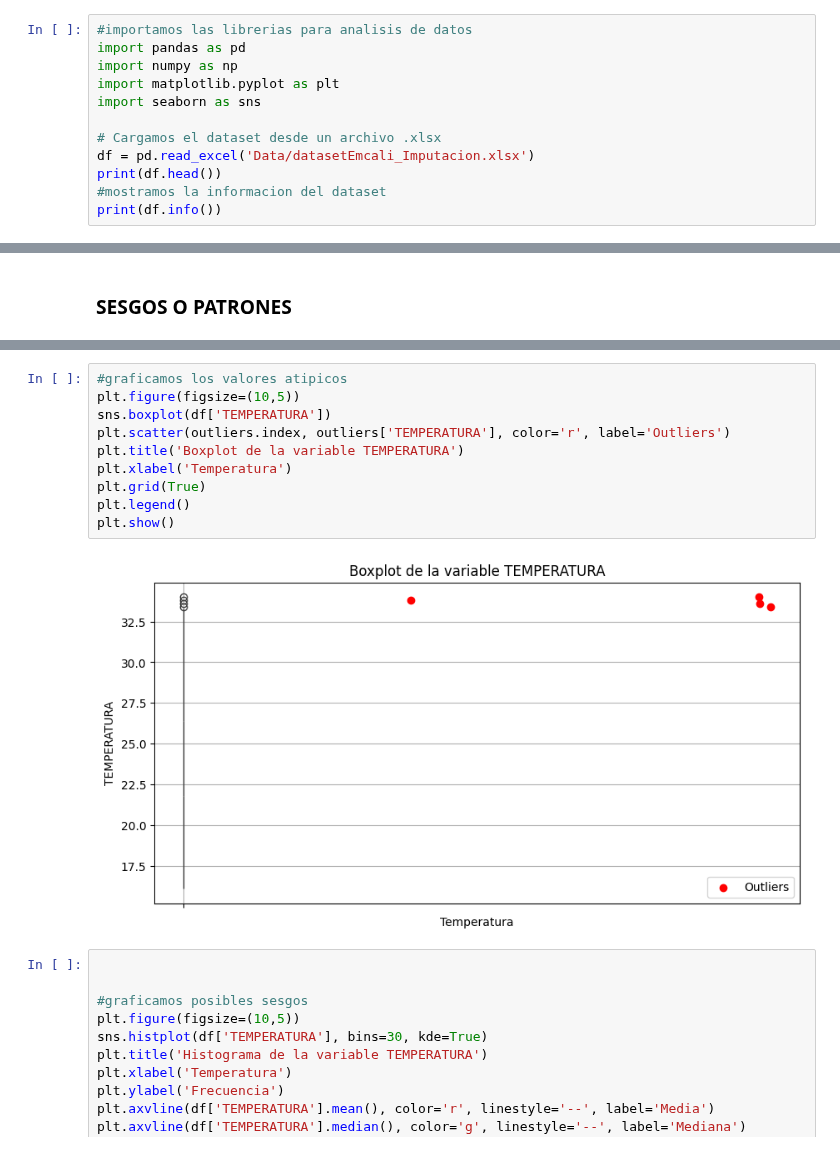
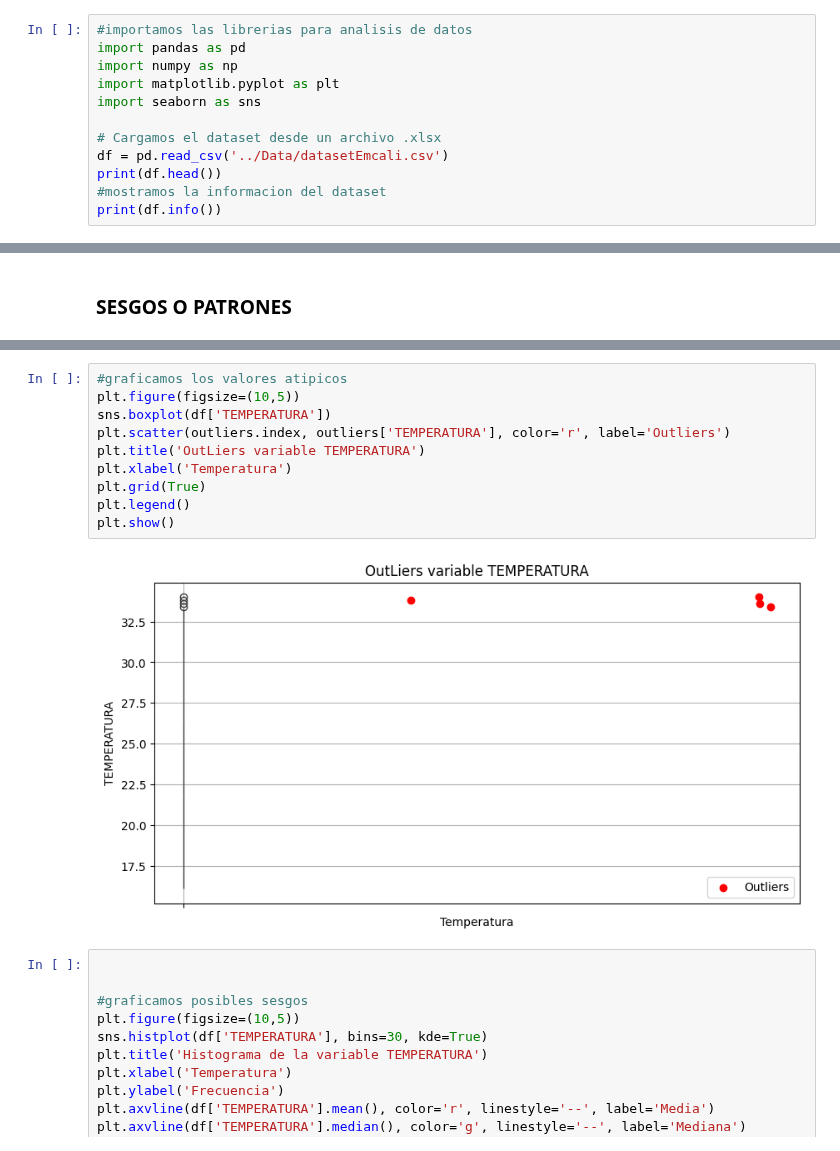
Before and after one commit to rchicangana/AnalisisDatosProyecto, a Jupyter notebook: Talleres/Taller2.ipynb, the cells around one changed output, grey strips where cells are left out. Drawn from its saved outputs; the diff is of its cells as text.

```diff
--- a/Talleres/Taller2.ipynb
+++ b/Talleres/Taller2.ipynb
@@ -28,7 +28,7 @@ import matplotlib.pyplot as plt
 import seaborn as sns
 
 # Cargamos el dataset desde un archivo .xlsx
-df = pd.read_excel('Data/datasetEmcali_Imputacion.xlsx')
+df = pd.read_csv('../Data/datasetEmcali.csv')
 print(df.head())
 #mostramos la informacion del dataset
 print(df.info())
@@ -272,15 +234,15 @@ Valores atípicos detectados:
 # %%
 #graficamos los valores atipicos
 plt.figure(figsize=(10,5))
 sns.boxplot(df['TEMPERATURA'])
 plt.scatter(outliers.index, outliers['TEMPERATURA'], color='r', label='Outliers')
-plt.title('Boxplot de la variable TEMPERATURA')
+plt.title('OutLiers variable TEMPERATURA')
 plt.xlabel('Temperatura')
 plt.grid(True)
 plt.legend()
 plt.show()
 # %% [output]
-[figure, old version]
+[figure, new version]
 # %%
 
 
```
Also changed, not shown: parts of 9 cells of this notebook, 1 other file.
